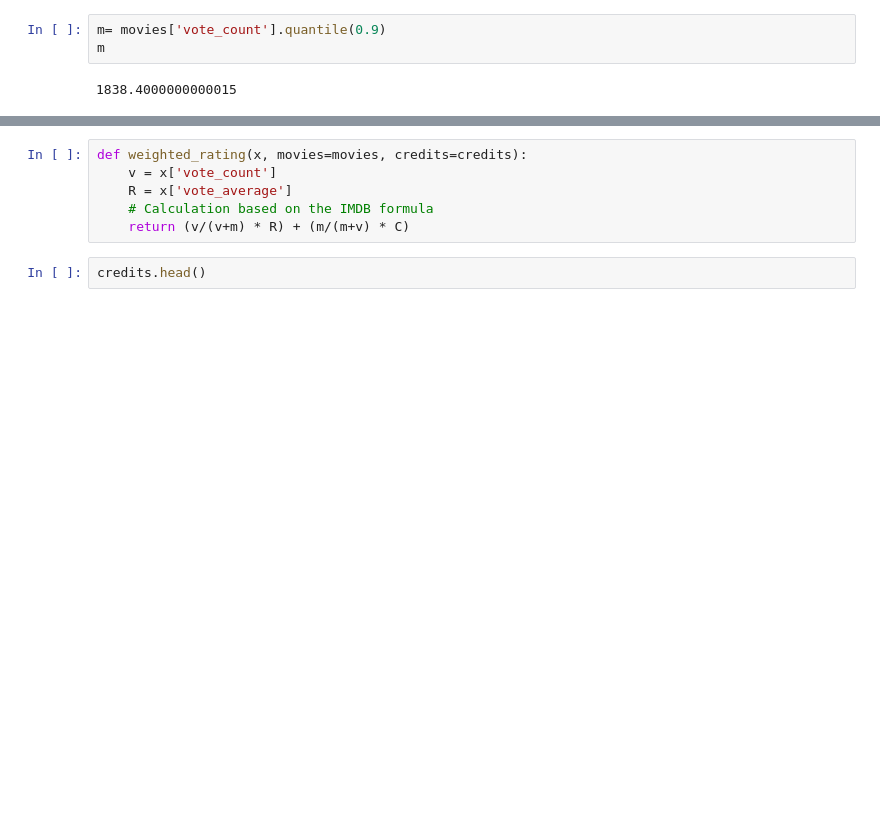
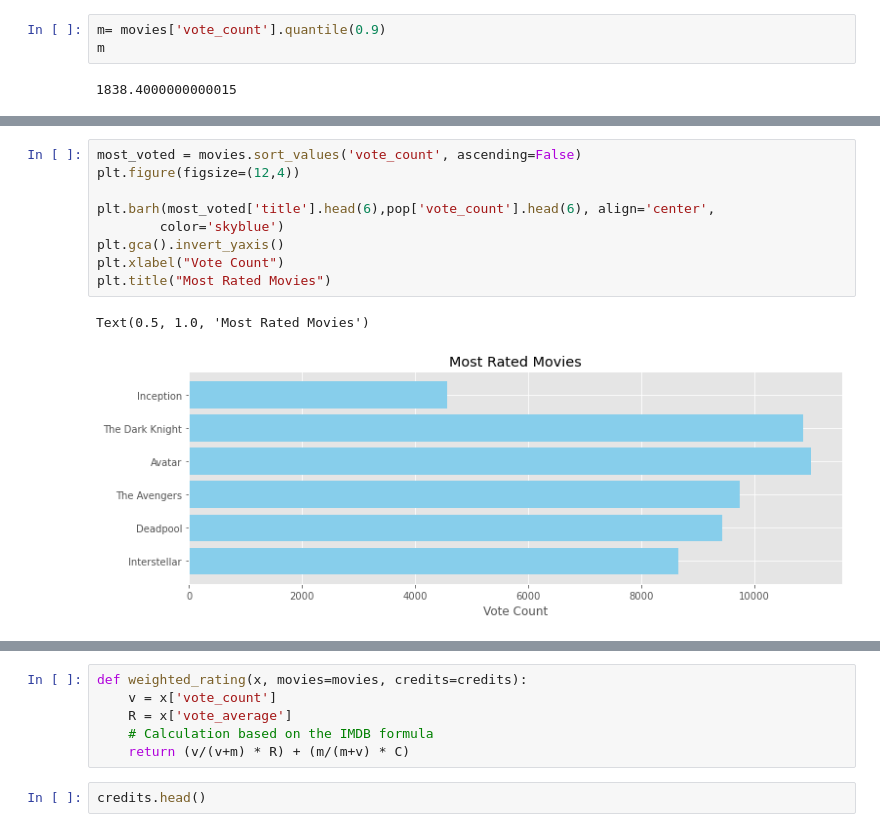
Before and after one commit to santiagoAlvz/MovieRecommendation, a Jupyter notebook: Movie_Recommendation_System.ipynb, the cells around one changed output, grey strips where cells are left out. Drawn from its saved outputs; the diff is of its cells as text; blank space fills up the shorter version.

```diff
--- a/Movie_Recommendation_System.ipynb
+++ b/Movie_Recommendation_System.ipynb
@@ -31,0 +68,12 @@ m
+# %%
+most_voted = movies.sort_values('vote_count', ascending=False)
+plt.figure(figsize=(12,4))
+
+plt.barh(most_voted['title'].head(6),pop['vote_count'].head(6), align='center',
+        color='skyblue')
+plt.gca().invert_yaxis()
+plt.xlabel("Vote Count")
+plt.title("Most Rated Movies")
+# %% [output]
+Text(0.5, 1.0, 'Most Rated Movies')
+[figure, added]
```
Also changed, not shown: parts of 7 cells of this notebook, 1 other file.
